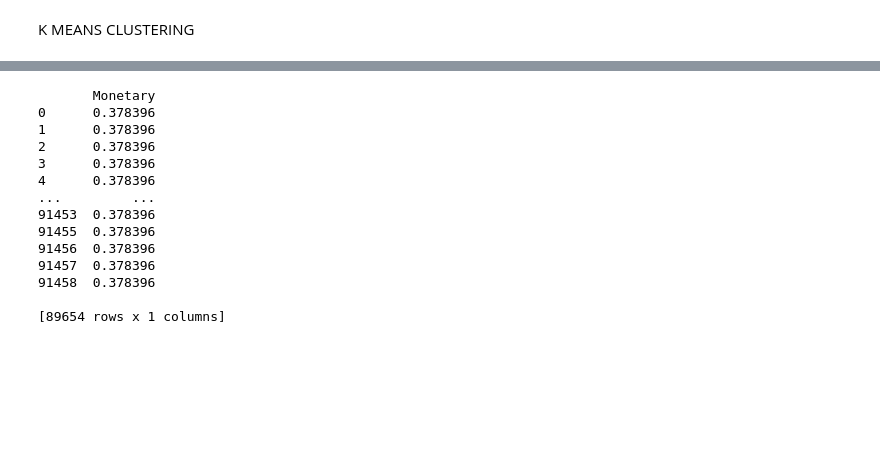
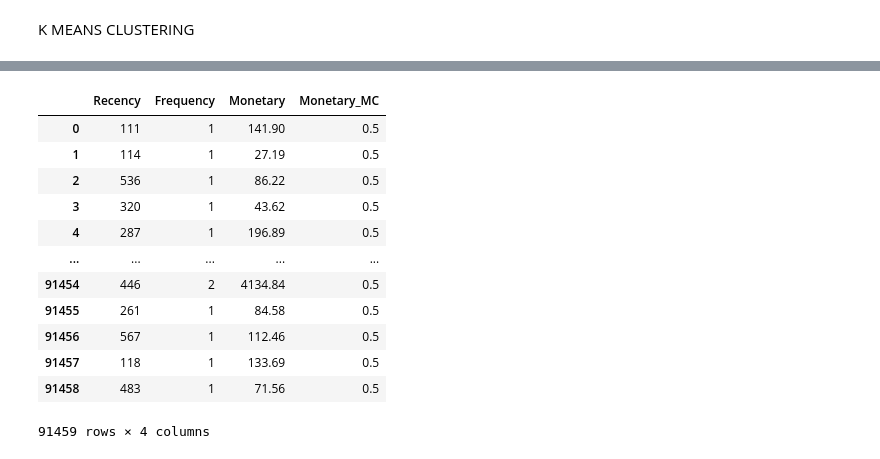
Before and after one commit to Pablocodes1993/finalproject, a Jupyter notebook: RFM_ANALYSIS.ipynb, the cells around one changed output, grey strips where cells are left out. Saved outputs shown, nothing was run; the diff lists cells and outputs as text; code cells hidden in the pictures; blank space fills up the shorter version.

```diff
--- a/RFM_ANALYSIS.ipynb
+++ b/RFM_ANALYSIS.ipynb
@@ -888,38 +759,39 @@ class Med_couple:
-# %%
-import numpy as np
-import pandas as pd
-
-# Assuming you have a DataFrame named 'RFM' containing RFM variables: Recency, Frequency, Monetary
-
-# Initialize a Med_couple instance for each RFM variable
-#recency_medcouple = Med_couple(RFM['Recency'].values)
-#frequency_medcouple = Med_couple(RFM['Frequency'].values)
-monetary_medcouple = Med_couple(RFM_medcuple['Monetary'].values)
-
-# Apply the kth_pair_algorithm to calculate the medcouple transformation for each variable
-#recency_medcouple_transformed = recency_medcouple.kth_pair_algorithm()
-#frequency_medcouple_transformed = frequency_medcouple.kth_pair_algorithm()
-monetary_medcouple_transformed = monetary_medcouple.kth_pair_algorithm()
-
-# Create a new DataFrame to store the transformed RFM variables
-RFM_medcouple = pd.DataFrame({
-    'Monetary': monetary_medcouple_transformed
-}, index=df.index)
-
-# Print the transformed RFM DataFrame
-print(RFM_medcouple)
-# %% [output]
-       Monetary
-0      0.378396
-1      0.378396
-2      0.378396
-3      0.378396
-4      0.378396
-...         ...
-91453  0.378396
-91455  0.378396
-91456  0.378396
-91457  0.378396
-91458  0.378396
-
-[89654 rows x 1 columns]
+# %%
+import pandas as pd
+import numpy as np
+from scipy.stats import median_abs_deviation
+
+# Step 1: Import the necessary libraries
+
+# Step 2: Compute the medcouple transformation
+def medcouple_transform(data):
+    q1 = np.percentile(data, 25)
+    q3 = np.percentile(data, 75)
+    iqr = q3 - q1
+    x_minus_q1 = data - q1
+    x_minus_q3 = data - q3
+    mc = (x_minus_q1 - x_minus_q3) / (2 * iqr)
+    return mc
+
+# Step 3: Apply the medcouple transformation to the 'Monetary' column
+RFM_medcuple['Monetary_MC'] = medcouple_transform(RFM_medcuple['Monetary'])
+
+# Step 4: Identify outliers using the median absolute deviation (MAD)
+mad = median_abs_deviation(RFM_medcuple['Monetary_MC'])
+threshold = 3  # Adjust the threshold according to your needs
+outliers = RFM_medcuple[RFM_medcuple['Monetary_MC'].abs() > threshold * mad]
+outliers
+# %% [output]
+|  | Recency | Frequency | Monetary | Monetary_MC |
+| 0 | 111 | 1 | 141.90 | 0.5 |
+| 1 | 114 | 1 | 27.19 | 0.5 |
+| 2 | 536 | 1 | 86.22 | 0.5 |
+| 3 | 320 | 1 | 43.62 | 0.5 |
+| 4 | 287 | 1 | 196.89 | 0.5 |
+| ... | ... | ... | ... | ... |
+| 91454 | 446 | 2 | 4134.84 | 0.5 |
+| 91455 | 261 | 1 | 84.58 | 0.5 |
+| 91456 | 567 | 1 | 112.46 | 0.5 |
+| 91457 | 118 | 1 | 133.69 | 0.5 |
+| 91458 | 483 | 1 | 71.56 | 0.5 |
+91459 rows × 4 columns
```
Also changed, not shown: parts of 29 cells of this notebook.
